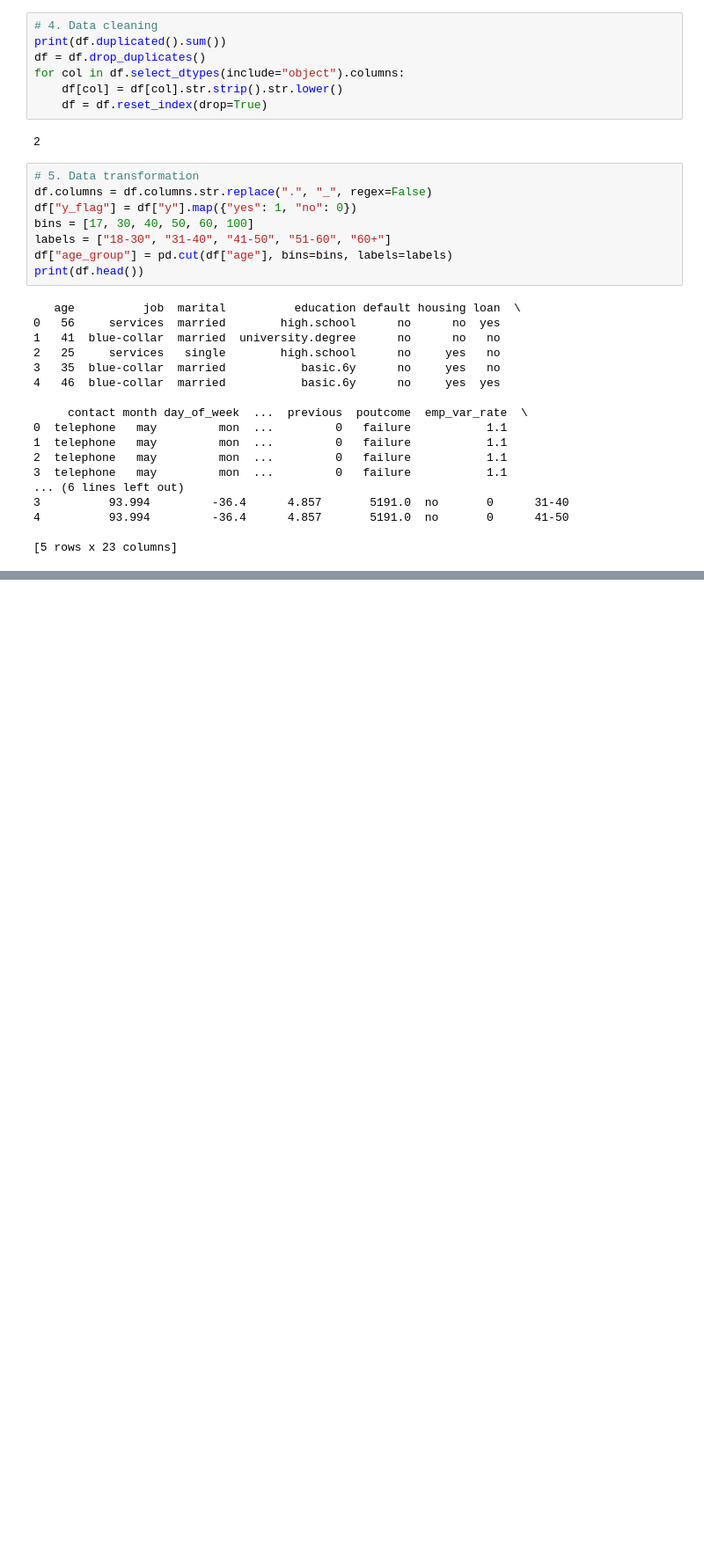
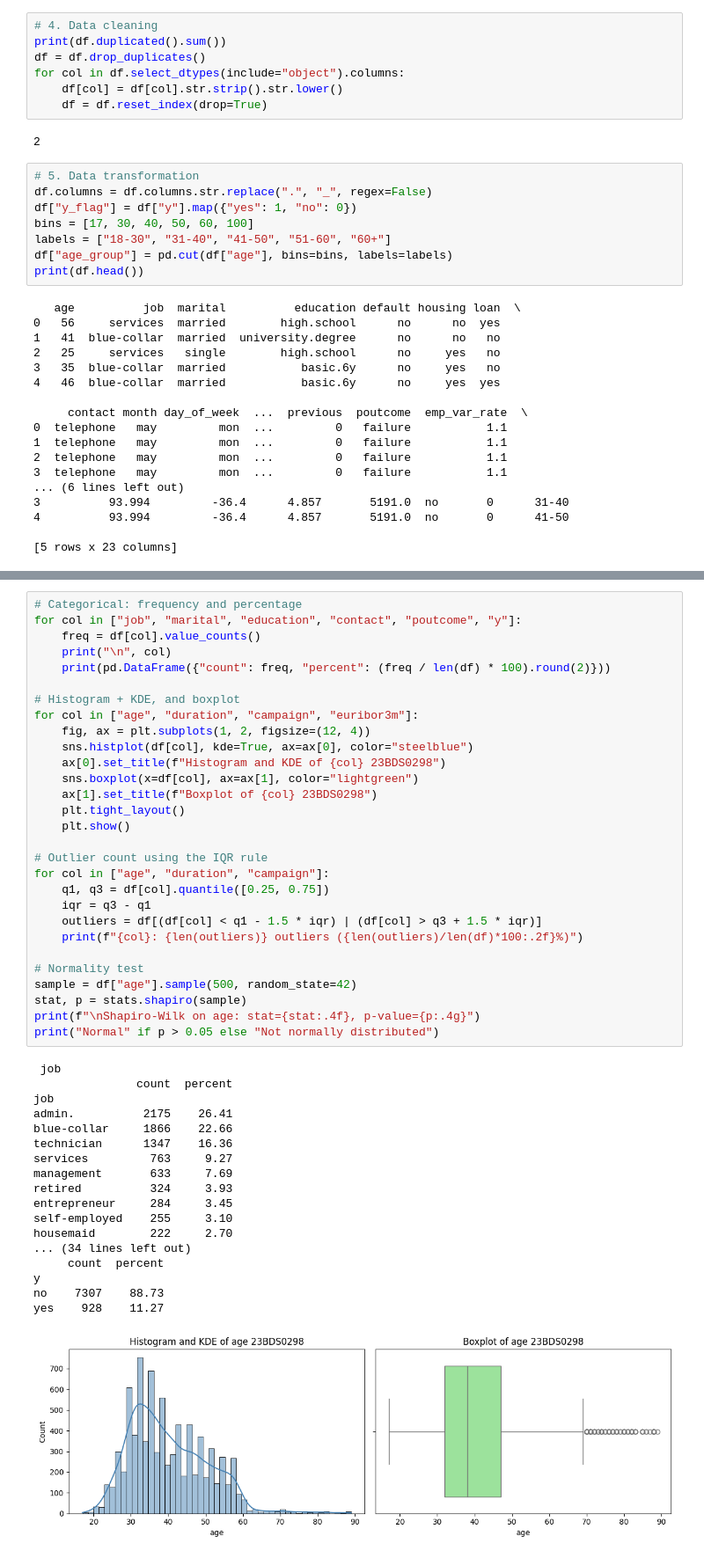
Before and after one commit to sadhaaa/sadhapaEDA, a Jupyter notebook: EDA_Phase1.ipynb, the cells around one changed output, grey strips where cells are left out. Shown at 88% size. Drawn from its saved outputs; the diff is of its cells as text; blank space fills up the shorter version.

```diff
--- a/EDA_Phase1.ipynb
+++ b/EDA_Phase1.ipynb
@@ -202,0 +246,48 @@ df.to_csv("bank_marketing_cleaned.csv", index=False)
+# %%
+# Categorical: frequency and percentage
+for col in ["job", "marital", "education", "contact", "poutcome", "y"]:
+    freq = df[col].value_counts()
+    print("\n", col)
+    print(pd.DataFrame({"count": freq, "percent": (freq / len(df) * 100).round(2)}))
+
+# Histogram + KDE, and boxplot
+for col in ["age", "duration", "campaign", "euribor3m"]:
+    fig, ax = plt.subplots(1, 2, figsize=(12, 4))
+    sns.histplot(df[col], kde=True, ax=ax[0], color="steelblue")
+    ax[0].set_title(f"Histogram and KDE of {col} 23BDS0298")
+    sns.boxplot(x=df[col], ax=ax[1], color="lightgreen")
+    ax[1].set_title(f"Boxplot of {col} 23BDS0298")
+    plt.tight_layout()
+    plt.show()
+
+# Outlier count using the IQR rule
+for col in ["age", "duration", "campaign"]:
+    q1, q3 = df[col].quantile([0.25, 0.75])
+    iqr = q3 - q1
+    outliers = df[(df[col] < q1 - 1.5 * iqr) | (df[col] > q3 + 1.5 * iqr)]
+    print(f"{col}: {len(outliers)} outliers ({len(outliers)/len(df)*100:.2f}%)")
+
+# Normality test
+sample = df["age"].sample(500, random_state=42)
+stat, p = stats.shapiro(sample)
+print(f"\nShapiro-Wilk on age: stat={stat:.4f}, p-value={p:.4g}")
+print("Normal" if p > 0.05 else "Not normally distributed")
+# %% [output]
+ job
+               count  percent
+job
+admin.          2175    26.41
+blue-collar     1866    22.66
+technician      1347    16.36
+services         763     9.27
+management       633     7.69
+retired          324     3.93
+entrepreneur     284     3.45
+self-employed    255     3.10
+housemaid        222     2.70
+... (34 lines left out)
+     count  percent
+y
+no    7307    88.73
+yes    928    11.27
+[figure, added]
```
Also changed, not shown: parts of 16 cells of this notebook.
